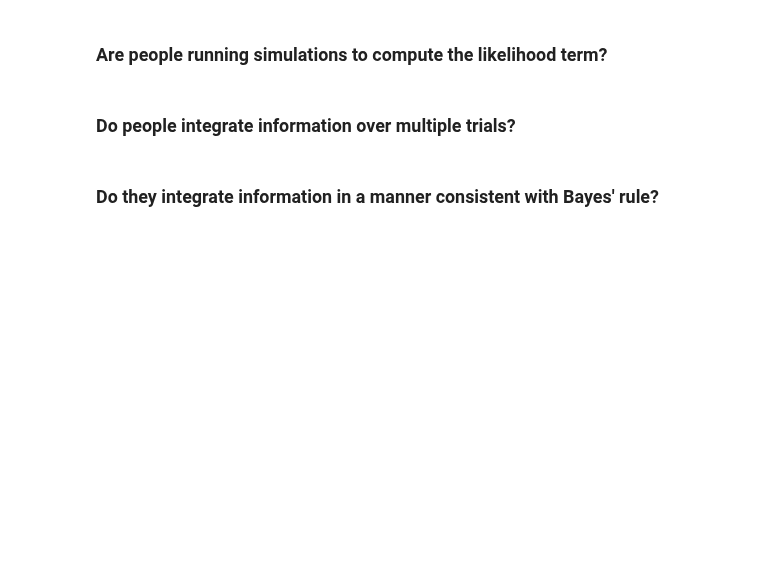
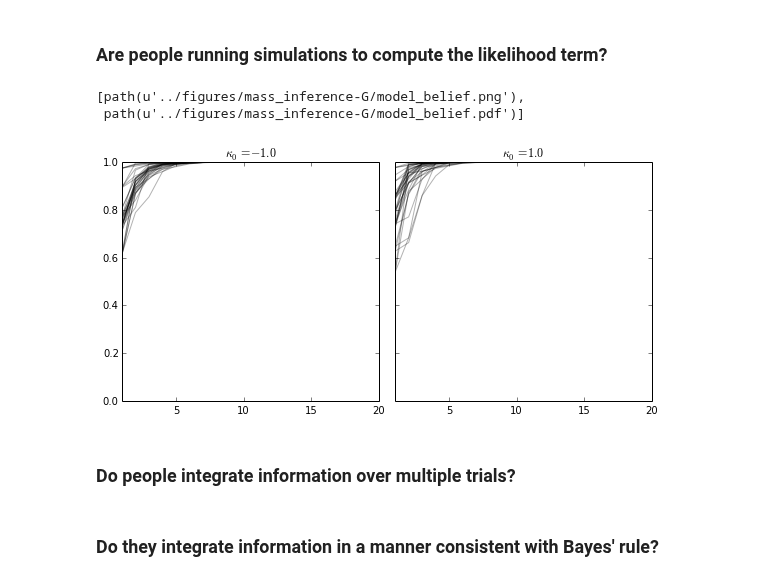
Before and after one commit to berkeley-cocosci/mass-inference, a Jupyter notebook: analysis/analysis.ipynb, the cells around one changed output. Drawn from its saved outputs; the diff is of its cells as text; code cells hidden in the pictures; blank space fills up the shorter version.

```diff
--- a/analysis/analysis.ipynb
+++ b/analysis/analysis.ipynb
@@ -145,5 +157,11 @@ Before we can make an argument that people infer mass in a manner consistent wit
 # %% [markdown]
 ### Are people running simulations to compute the likelihood term?
+# %%
+plots.model_belief.plot(results_path, fig_path)
+# %% [output]
+[path(u'../figures/mass_inference-G/model_belief.png'),
+ path(u'../figures/mass_inference-G/model_belief.pdf')]
+[figure, added]
 # %% [markdown]
 ### Do people integrate information over multiple trials?
 # %% [markdown]
```
Also changed, not shown: parts of 4 cells of this notebook, 4 other files.
